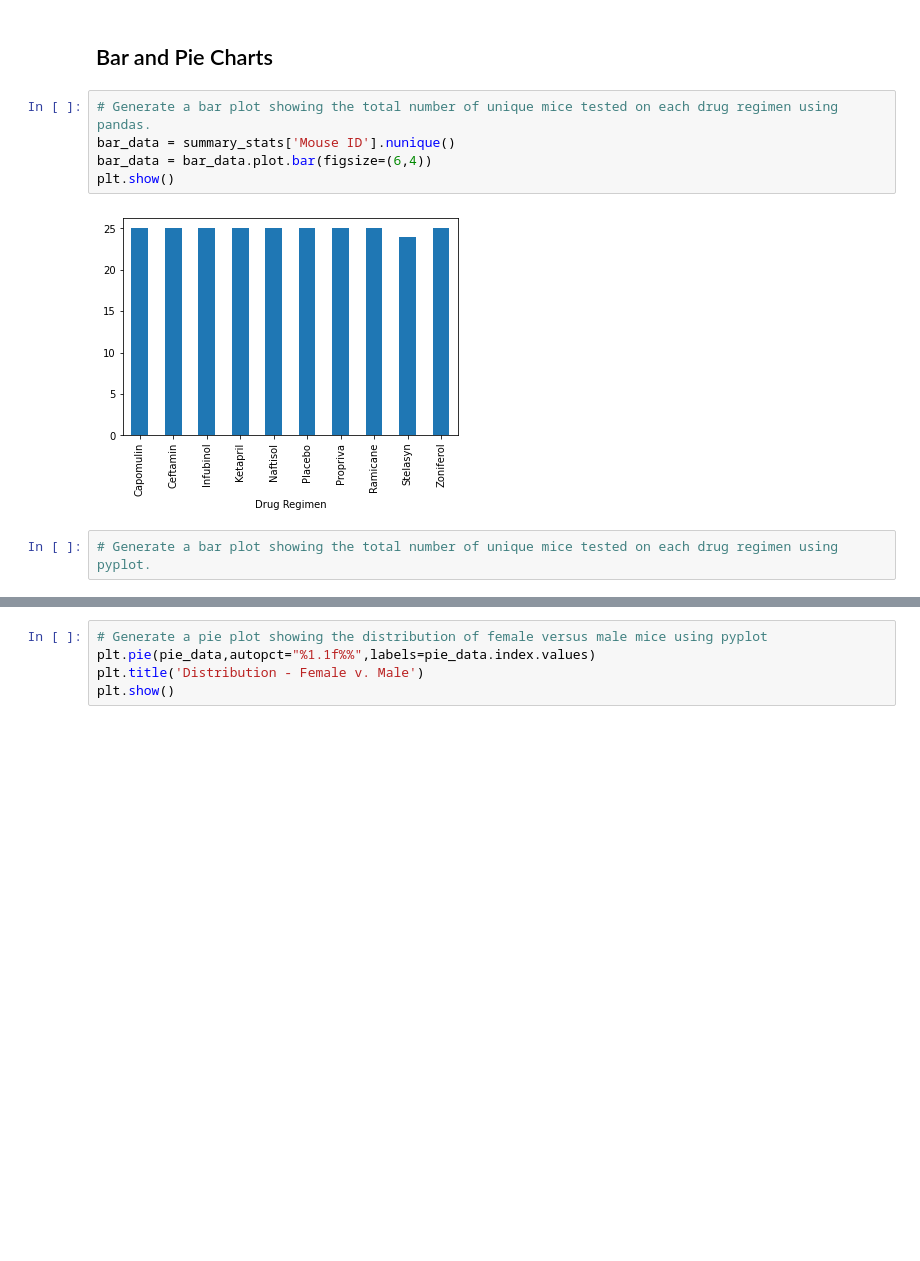
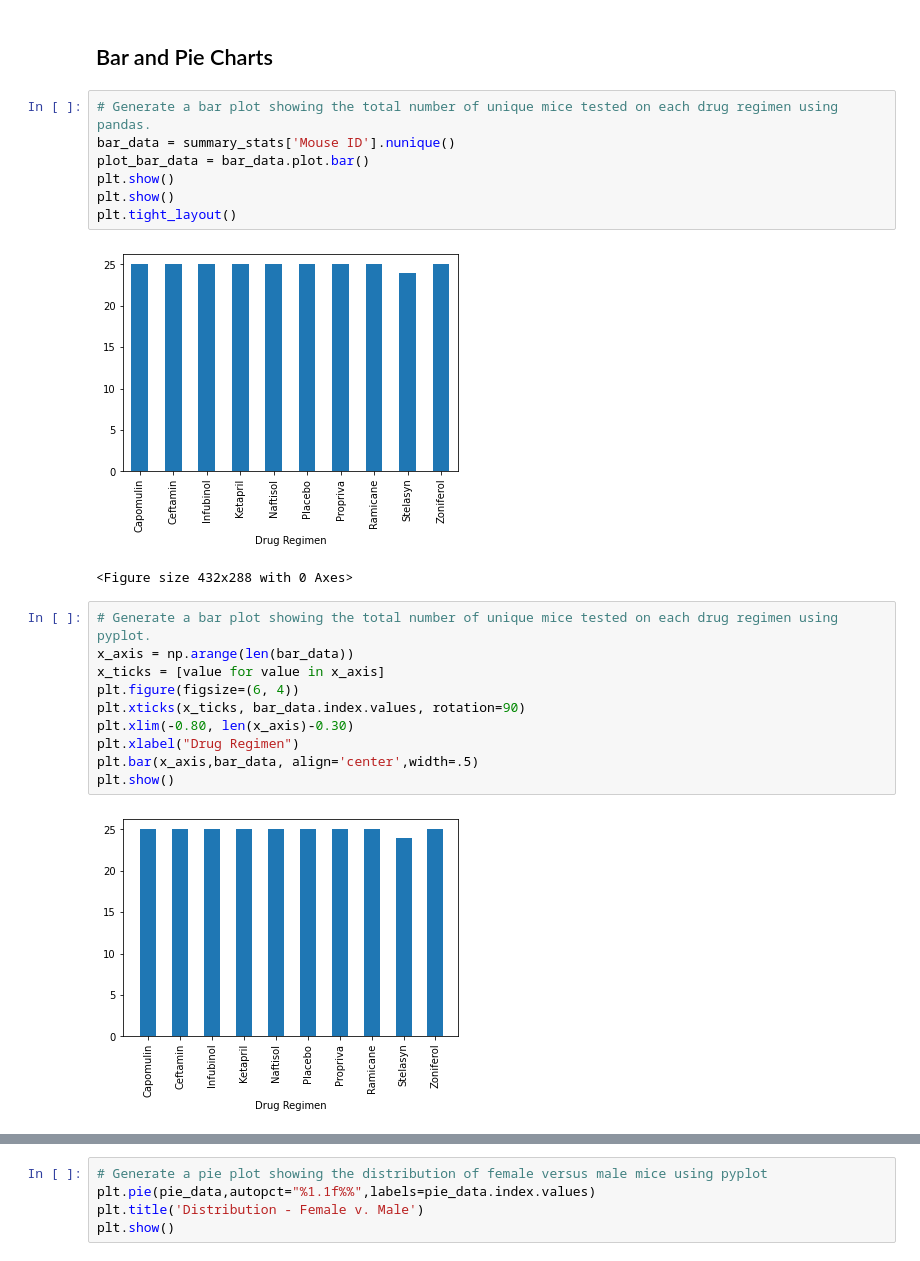
Before and after one commit to inkosi-codes/pyplot-challenge, a Jupyter notebook: pymaceutical_main.ipynb, the cells around one changed output, grey strips where cells are left out. Cells and saved outputs as stored; diff of their text form; blank space fills up the shorter version.

```diff
--- a/pymaceutical_main.ipynb
+++ b/pymaceutical_main.ipynb
@@ -125,12 +125,25 @@ summary_stats["Tumor Volume (mm3)"].agg(['mean','median','var','std','sem']).rou
 # %%
 # Generate a bar plot showing the total number of unique mice tested on each drug regimen using pandas.
 bar_data = summary_stats['Mouse ID'].nunique()
-bar_data = bar_data.plot.bar(figsize=(6,4))
+plot_bar_data = bar_data.plot.bar()
 plt.show()
+plt.show()
+plt.tight_layout()
 # %% [output]
 [figure]
+<Figure size 432x288 with 0 Axes>
 # %%
 # Generate a bar plot showing the total number of unique mice tested on each drug regimen using pyplot.
+x_axis = np.arange(len(bar_data))
+x_ticks = [value for value in x_axis]
+plt.figure(figsize=(6, 4))
+plt.xticks(x_ticks, bar_data.index.values, rotation=90)
+plt.xlim(-0.80, len(x_axis)-0.30)
+plt.xlabel("Drug Regimen")
+plt.bar(x_axis,bar_data, align='center',width=.5)
+plt.show()
+# %% [output]
+[figure, added]
 # %%
 # Generate a pie plot showing the distribution of female versus male mice using pandas
 pie_data = clean_combine_resultset['Sex'].value_counts()
```
Also changed, not shown: parts of 8 cells of this notebook.
